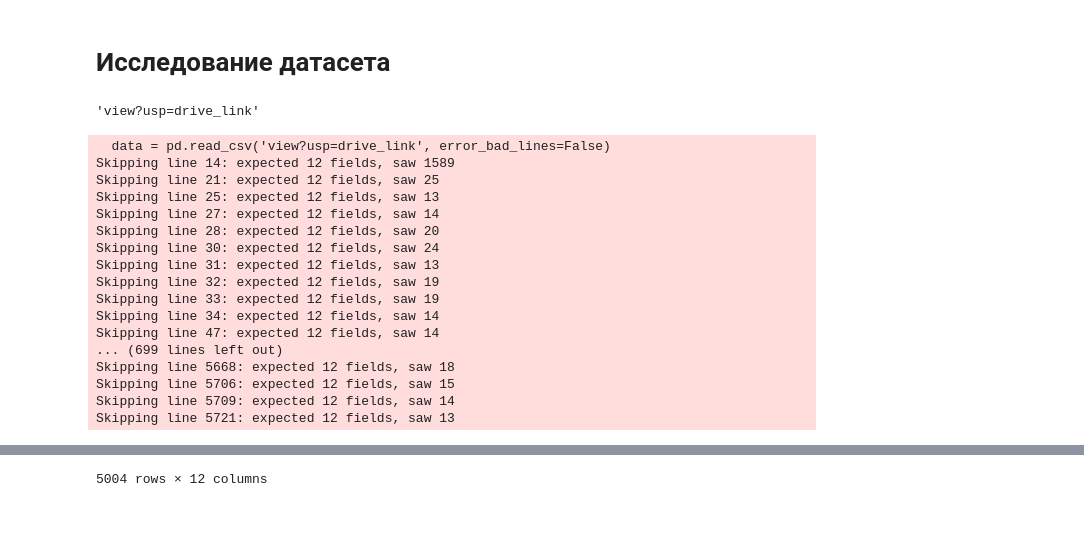
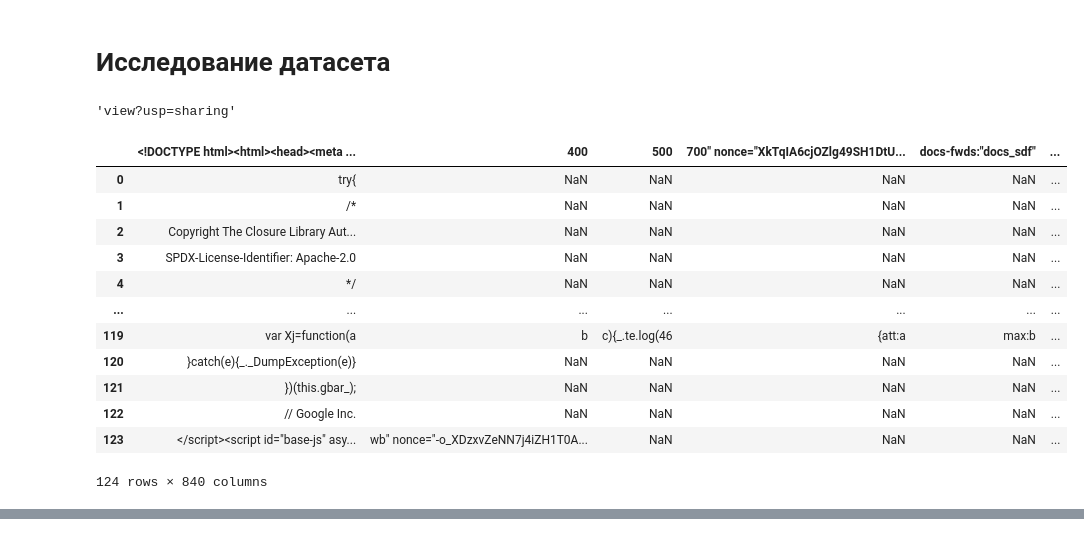
Before and after one commit to Untick/InspectrumClinic_RS_gr2, a Jupyter notebook: Fedoseev Sergey/Стажировка_Профпатолог_21_06_28_06_ipynb".ipynb, the cells around one changed output, grey strips where cells are left out. Drawn from its saved outputs; the diff is of its cells as text; code cells hidden in the pictures.

```diff
--- a/Fedoseev Sergey/Стажировка_Профпатолог_21_06_28_06_ipynb".ipynb
+++ b/Fedoseev Sergey/Стажировка_Профпатолог_21_06_28_06_ipynb".ipynb
@@ -9,32 +9,28 @@ import numpy as np
 # Импорт библиотеки для работы с таблицами
 import pandas as pd
 
-# Загрузка файла из облака в colab
+# Загрузка файла из облака в colab https://drive.google.com/file/d/1NfvE3AheuFFLLRAKzpKl2I6TYVs5MQSB/view?usp=sharing
 import gdown
 #gdown.download('https://storage.yandexcloud.net/terratraineeship/23_InspectrumClinic_RS/datasets/26.06%20new%20dataset.zip', None, quiet=True)
-gdown.download('https://drive.google.com/file/d/1NfvE3AheuFFLLRAKzpKl2I6TYVs5MQSB/view?usp=drive_link', None, quiet=True)
+gdown.download('https://drive.google.com/file/d/1NfvE3AheuFFLLRAKzpKl2I6TYVs5MQSB/view?usp=sharing', None, quiet=True)
 # %% [output]
-'view?usp=drive_link'
+'view?usp=sharing'
 # %%
 # Создадаем переменную data, в которую с помощью функции pd.read_csv() загружаем данные из файла
-data = pd.read_csv('view?usp=drive_link', error_bad_lines=False)
+data = pd.read_csv('view?usp=sharing')
 # Вывод датасета на экран
 data
 # %% [output]
+|  | <!DOCTYPE html><html><head><meta ... | 400 | 500 | 700" nonce="XkTqIA6cjOZlg49SH1DtU... | docs-fwds:"docs_sdf" | ... |
+| 0 | try{ | NaN | NaN | NaN | NaN | ... |
+| 1 | /* | NaN | NaN | NaN | NaN | ... |
+| 2 | Copyright The Closure Library Aut... | NaN | NaN | NaN | NaN | ... |
+| 3 | SPDX-License-Identifier: Apache-2.0 | NaN | NaN | NaN | NaN | ... |
+| 4 | */ | NaN | NaN | NaN | NaN | ... |
+| ... | ... | ... | ... | ... | ... | ... |
+| 119 | var Xj=function(a | b | c){_.te.log(46 | {att:a | max:b | ... |
+| 120 | }catch(e){_._DumpException(e)} | NaN | NaN | NaN | NaN | ... |
+| 121 | })(this.gbar_); | NaN | NaN | NaN | NaN | ... |
+| 122 | // Google Inc. | NaN | NaN | NaN | NaN | ... |
+| 123 | </script><script id="base-js" asy... | wb" nonce="-o_XDzxvZeNN7j4iZH1T0A... | NaN | NaN | NaN | ... |
-  data = pd.read_csv('view?usp=drive_link', error_bad_lines=False)
-Skipping line 14: expected 12 fields, saw 1589
-Skipping line 21: expected 12 fields, saw 25
-Skipping line 25: expected 12 fields, saw 13
-Skipping line 27: expected 12 fields, saw 14
-Skipping line 28: expected 12 fields, saw 20
-Skipping line 30: expected 12 fields, saw 24
-Skipping line 31: expected 12 fields, saw 13
-Skipping line 32: expected 12 fields, saw 19
-Skipping line 33: expected 12 fields, saw 19
-Skipping line 34: expected 12 fields, saw 14
-Skipping line 47: expected 12 fields, saw 14
-... (699 lines left out)
-Skipping line 5668: expected 12 fields, saw 18
-Skipping line 5706: expected 12 fields, saw 15
-Skipping line 5709: expected 12 fields, saw 14
-Skipping line 5721: expected 12 fields, saw 13
+124 rows × 840 columns
@@ -53 +36,0 @@ Skipping line 5721: expected 12 fields, saw 13
-5004 rows × 12 columns
```
Also changed, not shown: parts of 12 cells of this notebook.
